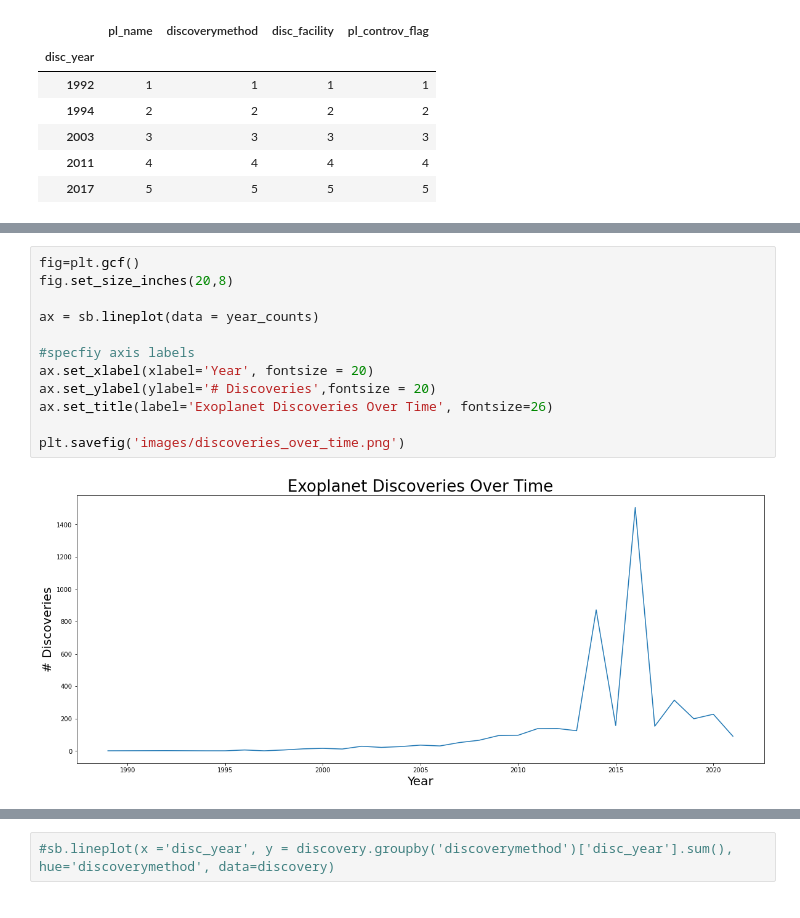
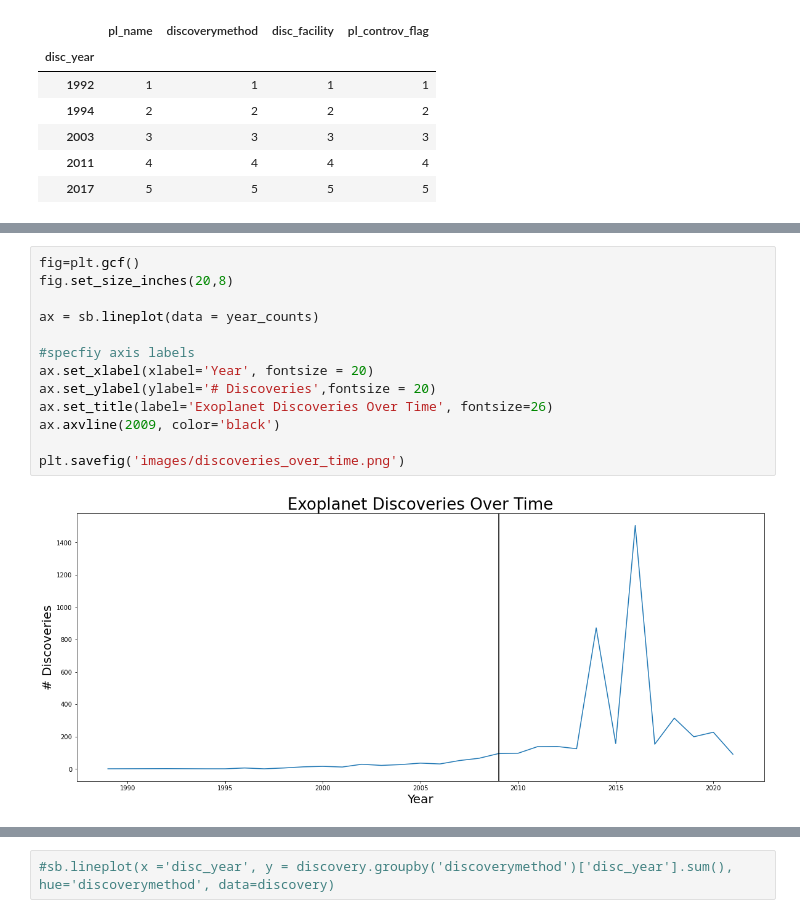
Before and after one commit to medrich/exos_cap, a Jupyter notebook: milky_way_stuff.ipynb, the cells around one changed output, grey strips where cells are left out. Cells and saved outputs as stored; diff of their text form.

```diff
--- a/milky_way_stuff.ipynb
+++ b/milky_way_stuff.ipynb
@@ -664,17 +702,18 @@ Name: disc_year, dtype: int64
 # %%
 fig=plt.gcf()
 fig.set_size_inches(20,8)
 
 ax = sb.lineplot(data = year_counts)
 
 #specfiy axis labels
 ax.set_xlabel(xlabel='Year', fontsize = 20)
 ax.set_ylabel(ylabel='# Discoveries',fontsize = 20)
 ax.set_title(label='Exoplanet Discoveries Over Time', fontsize=26)
+ax.axvline(2009, color='black')
 
 plt.savefig('images/discoveries_over_time.png')
 # %% [output]
-[figure, old version]
+[figure, new version]
 # %%
 fig,ax = plt.subplots()
 fig.set_size_inches(20,10)
```
Also changed, not shown: parts of 24 cells of this notebook, 26 other files.
